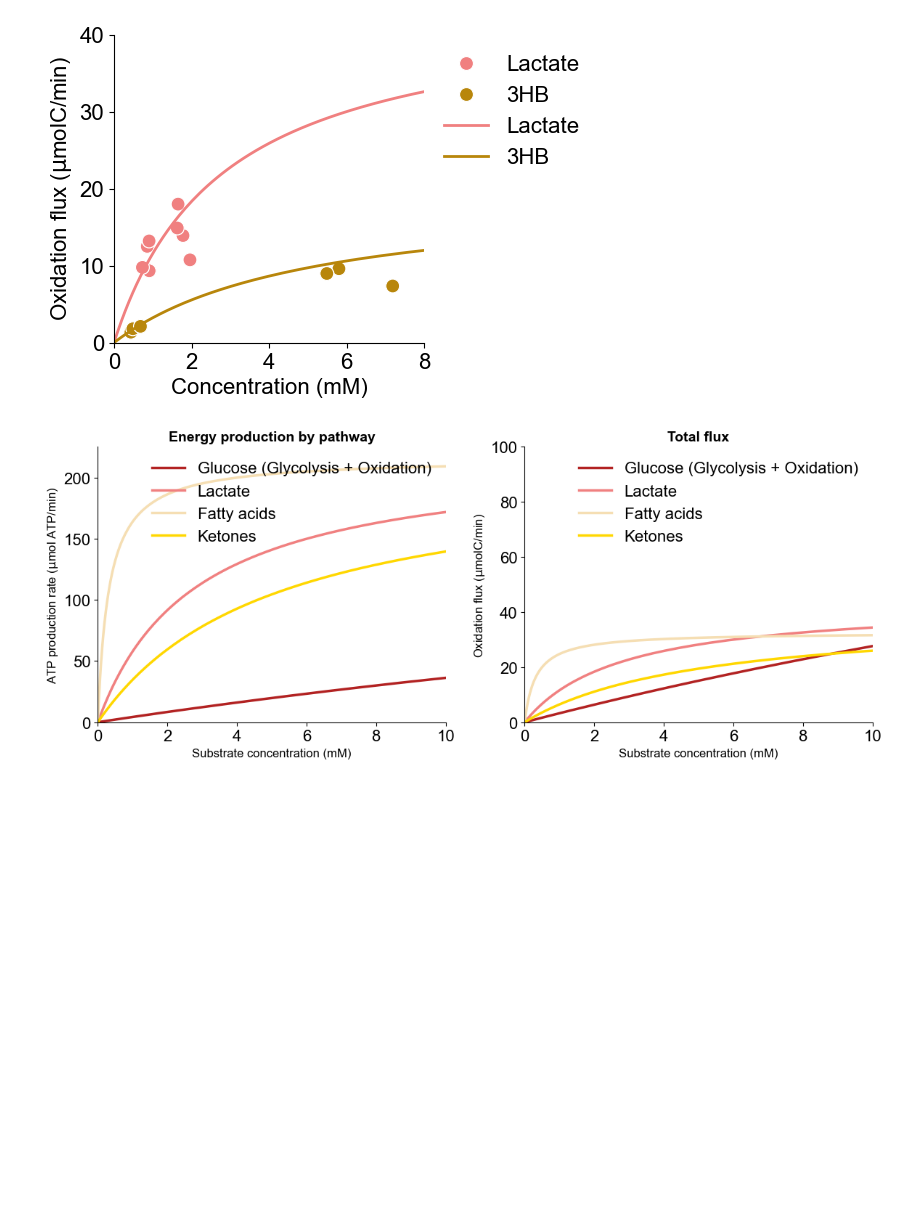
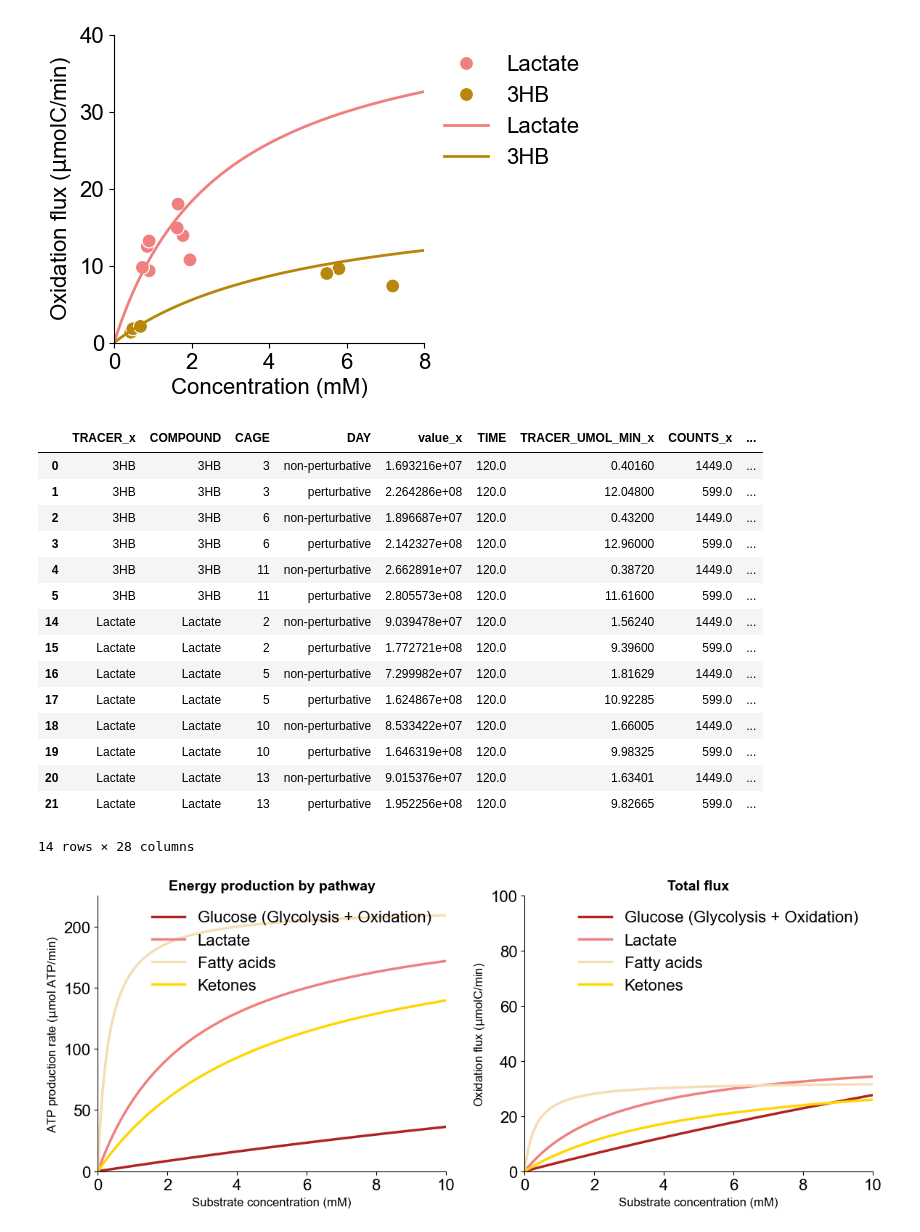
Before and after one commit to weilandtd/CompetitiveCatabolism, a Jupyter notebook: multi_nutrient_model/competitive_catabolism.ipynb, the cells around one changed output. Cells and saved outputs as stored; diff of their text form; code cells hidden in the pictures; blank space fills up the shorter version.

```diff
--- a/multi_nutrient_model/competitive_catabolism.ipynb
+++ b/multi_nutrient_model/competitive_catabolism.ipynb
@@ -318,6 +318,25 @@ plt.savefig('./output/concentration_CO2_flux_ketone_lactate.svg',  bbox_inches='
 # Save the data
 # %% [output]
 [figure]
+# %%
+df_joined_temp
+# %% [output]
+|  | TRACER_x | COMPOUND | CAGE | DAY | value_x | TIME | TRACER_UMOL_MIN_x | COUNTS_x | ... |
+| 0 | 3HB | 3HB | 3 | non-perturbative | 1.693216e+07 | 120.0 | 0.40160 | 1449.0 | ... |
+| 1 | 3HB | 3HB | 3 | perturbative | 2.264286e+08 | 120.0 | 12.04800 | 599.0 | ... |
+| 2 | 3HB | 3HB | 6 | non-perturbative | 1.896687e+07 | 120.0 | 0.43200 | 1449.0 | ... |
+| 3 | 3HB | 3HB | 6 | perturbative | 2.142327e+08 | 120.0 | 12.96000 | 599.0 | ... |
+| 4 | 3HB | 3HB | 11 | non-perturbative | 2.662891e+07 | 120.0 | 0.38720 | 1449.0 | ... |
+| 5 | 3HB | 3HB | 11 | perturbative | 2.805573e+08 | 120.0 | 11.61600 | 599.0 | ... |
+| 14 | Lactate | Lactate | 2 | non-perturbative | 9.039478e+07 | 120.0 | 1.56240 | 1449.0 | ... |
+| 15 | Lactate | Lactate | 2 | perturbative | 1.772721e+08 | 120.0 | 9.39600 | 599.0 | ... |
+| 16 | Lactate | Lactate | 5 | non-perturbative | 7.299982e+07 | 120.0 | 1.81629 | 1449.0 | ... |
+| 17 | Lactate | Lactate | 5 | perturbative | 1.624867e+08 | 120.0 | 10.92285 | 599.0 | ... |
+| 18 | Lactate | Lactate | 10 | non-perturbative | 8.533422e+07 | 120.0 | 1.66005 | 1449.0 | ... |
+| 19 | Lactate | Lactate | 10 | perturbative | 1.646319e+08 | 120.0 | 9.98325 | 599.0 | ... |
+| 20 | Lactate | Lactate | 13 | non-perturbative | 9.015376e+07 | 120.0 | 1.63401 | 1449.0 | ... |
+| 21 | Lactate | Lactate | 13 | perturbative | 1.952256e+08 | 120.0 | 9.82665 | 599.0 | ... |
+14 rows × 28 columns
 # %%
 # ATP yields per pathway (ATP per molecule oxidized)
 # Based on standard biochemistry values
```
Also changed, not shown: parts of 1 cell of this notebook, 20 other files.
